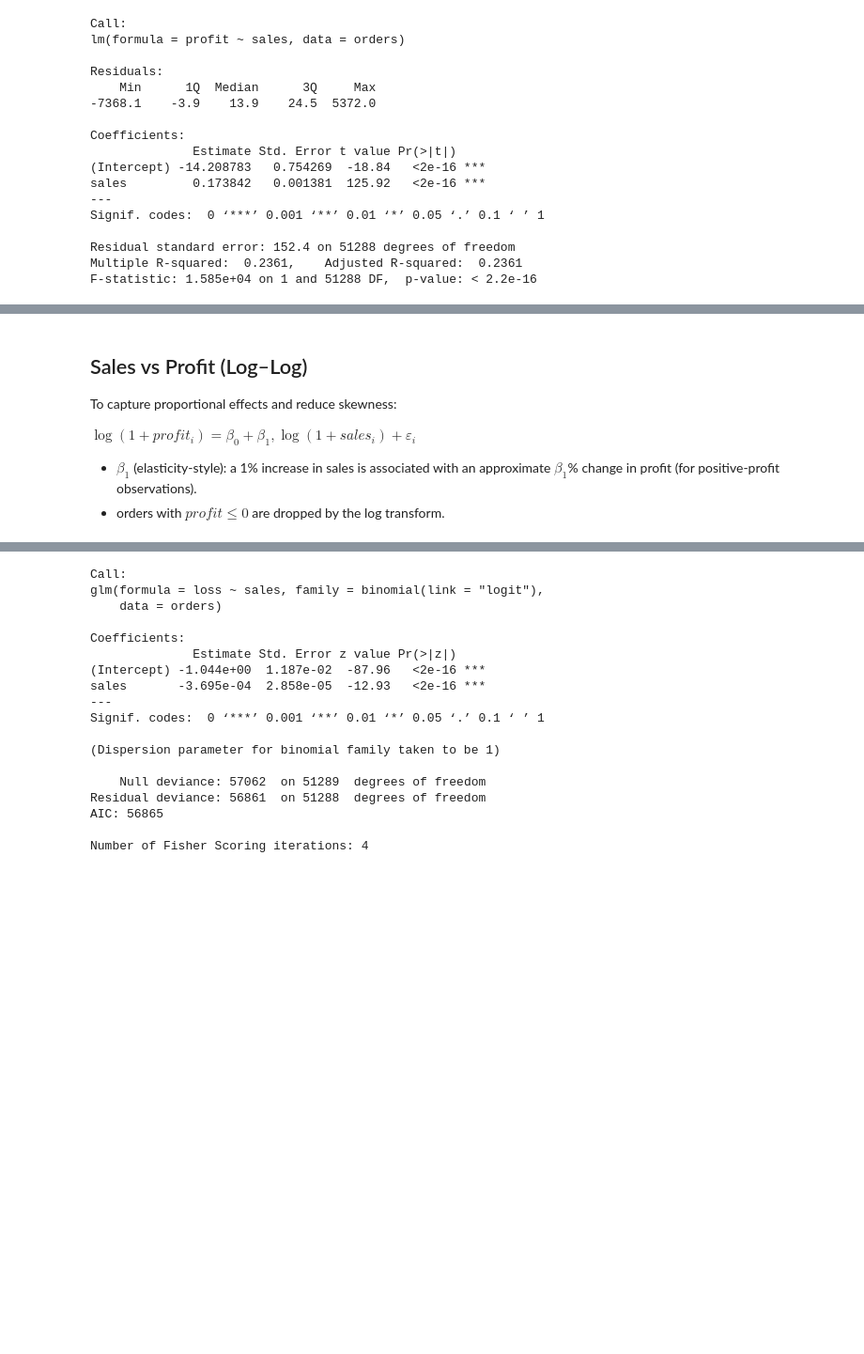
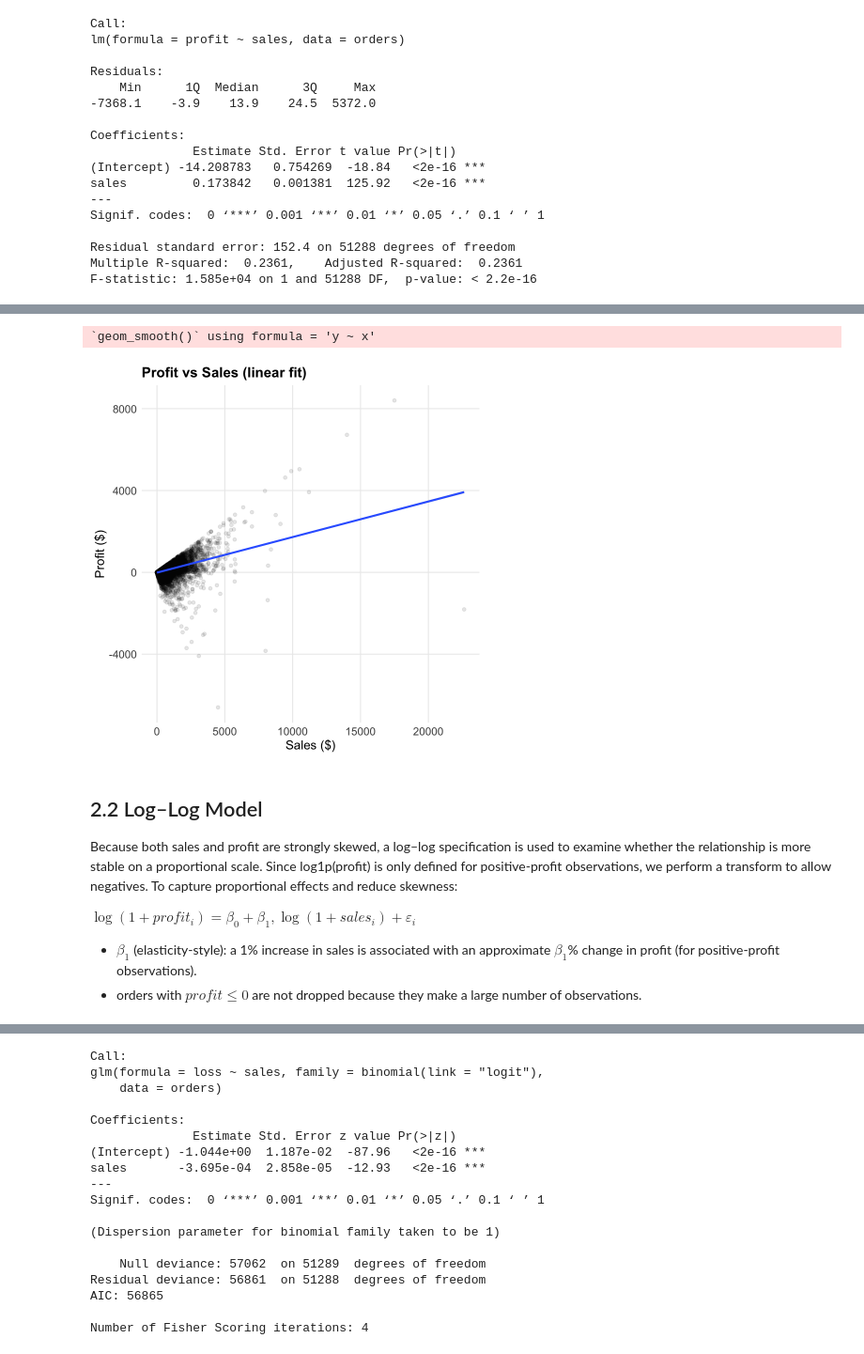
Before and after one commit to aleksiakolo/product-sales-analysis, a Jupyter notebook: notebooks/inferential_statistics/01_product_performance.ipynb, the cells around one changed output, grey strips where cells are left out. Shown at 94% size. Drawn from its saved outputs; the diff is of its cells as text; code cells hidden in the pictures; blank space fills up the shorter version.

```diff
--- a/notebooks/inferential_statistics/01_product_performance.ipynb
+++ b/notebooks/inferential_statistics/01_product_performance.ipynb
@@ -84,10 +146,18 @@ F-statistic: 1.585e+04 on 1 and 51288 DF,  p-value: < 2.2e-16
+# %%
+ggplot(orders, aes(x = sales, y = profit)) +
+    geom_point(alpha = 0.1) +
+    geom_smooth(method="lm", se=TRUE) +
+    labs(title="Profit vs Sales (linear fit)", x="Sales ($)", y="Profit ($)")
+# %% [output]
+`geom_smooth()` using formula = 'y ~ x'
+[figure, added]
 # %% [markdown]
-## Sales vs Profit (Log–Log)
+## 2.2 Log–Log Model
 
-To capture proportional effects and reduce skewness:
+Because both sales and profit are strongly skewed, a log–log specification is used to examine whether the relationship is more stable on a proportional scale. Since log1p(profit) is only defined for positive-profit observations, we perform a transform to allow negatives. To capture proportional effects and reduce skewness:
 
 $\log(1+profit_i) = \beta_0 + \beta_1,\log(1+sales_i) + \varepsilon_i$
 
 * $\beta_1$ (elasticity-style): a 1% increase in sales is associated with an approximate $\beta_1$% change in profit (for positive-profit observations).
-* orders with $profit \le 0$ are dropped by the log transform.
+* orders with $profit \le 0$ are not dropped because they make a large number of observations.
 # %%
```
Also changed, not shown: parts of 17 cells of this notebook, 5 other files.
